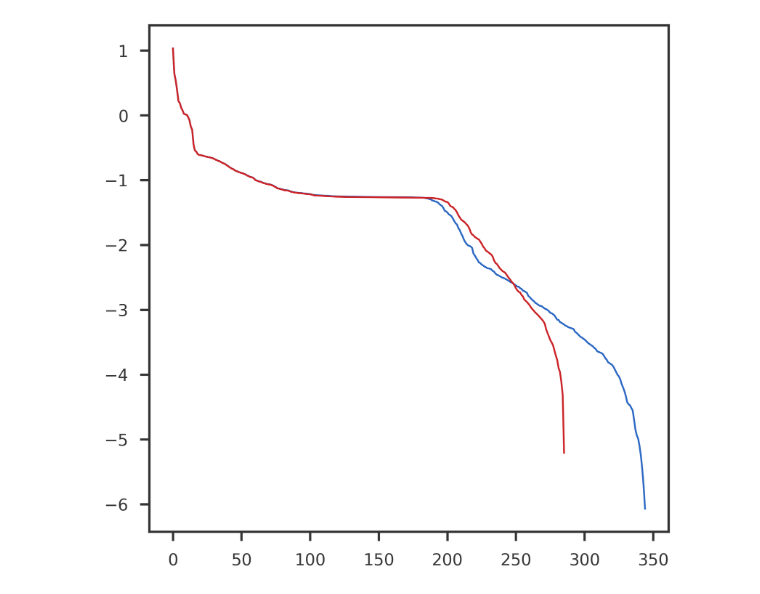
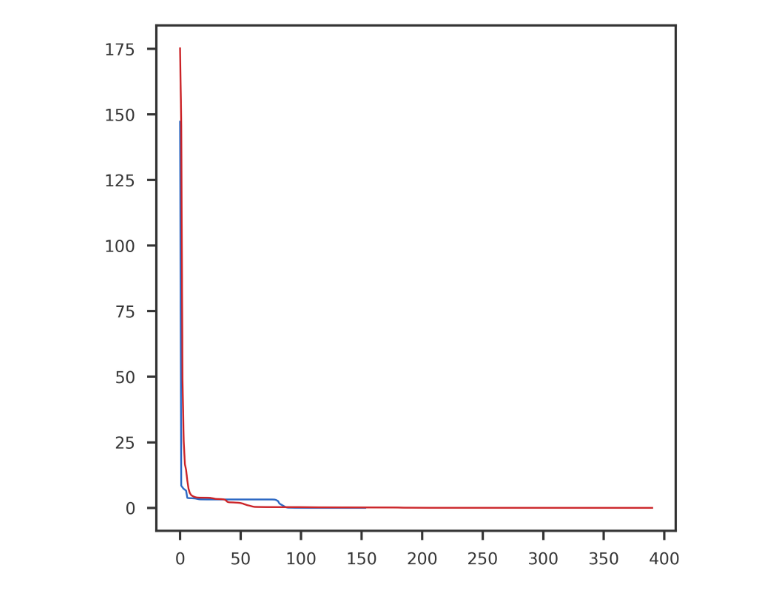
Before and after one commit to banskt/mr-ash-pen-workspace, a Jupyter notebook: notebooks/software_test/linear_regression_test.ipynb, the cells around one changed output. Cells and saved outputs as stored; diff of their text form; code cells hidden in the pictures.

Commit message:
Wavelet Regression

```diff
--- a/notebooks/software_test/linear_regression_test.ipynb
+++ b/notebooks/software_test/linear_regression_test.ipynb
@@ -91,0 +12,13 @@ gvlin.fit(X, y, prior, b_init = plr_lbfgs._binit, s2_init = s2init)
+# %%
+x, y, b, s2 = toy_data.get_linear_model(standardize = True, pve = 0.7, rho = 0.4)
+prior = toy_priors.get_ash_scaled(k = 10, sparsity = None)
+# %%
+# ================
+# Reparametrized objective
+# ================
+gv1 = LinearRegression(
+        obj = "reparametrize",
+        fit_intercept = False,
+        debug = False,
+        display_progress = False, tol = 1e-8)
+gv1.fit(x, y, prior)
@@ -91,0 +27,12 @@ gvlin.fit(X, y, prior, b_init = plr_lbfgs._binit, s2_init = s2init)
+# %%
+# ================
+# Direct objective
+# ================
+gv2 = LinearRegression(
+        obj = "direct",
+        fit_intercept = False,
+        debug = False,
+        display_progress = False,
+        invert_method = "fssi-cubic",
+        tol = 1e-8)
+gv2.fit(x, y, prior, b_init = gv1._init_params[0])
@@ -92,8 +80,10 @@ gvlin.fit(X, y, prior, b_init = plr_lbfgs._binit, s2_init = s2init)
 # %%
 fig = plt.figure()
 ax1 = fig.add_subplot(111)
-ax1.plot(np.arange(gvlin.niter - 1), np.log10(gvlin.obj_path[:-1] - gvlin.obj_path[-1]))
-ax1.plot(np.arange(plr_lbfgs.niter - 1), np.log10(plr_lbfgs.obj_path[:-1] - plr_lbfgs.obj_path[-1]))
+#ax1.scatter(np.log(gv1.prior.w), np.log(gv2.prior.w))
+ax1.plot(np.arange(gv1.niter), gv1.obj_path - np.min(gv1.obj_path))
+ax1.plot(np.arange(gv2.niter), gv2.obj_path - np.min(gv2.obj_path))
+#mpl_utils.plot_diag(ax1)
 plt.show()
 # %% [output]
-[figure, old version]
+[figure, new version]
```
Also changed, not shown: parts of 29 cells of this notebook, 20 other files.
